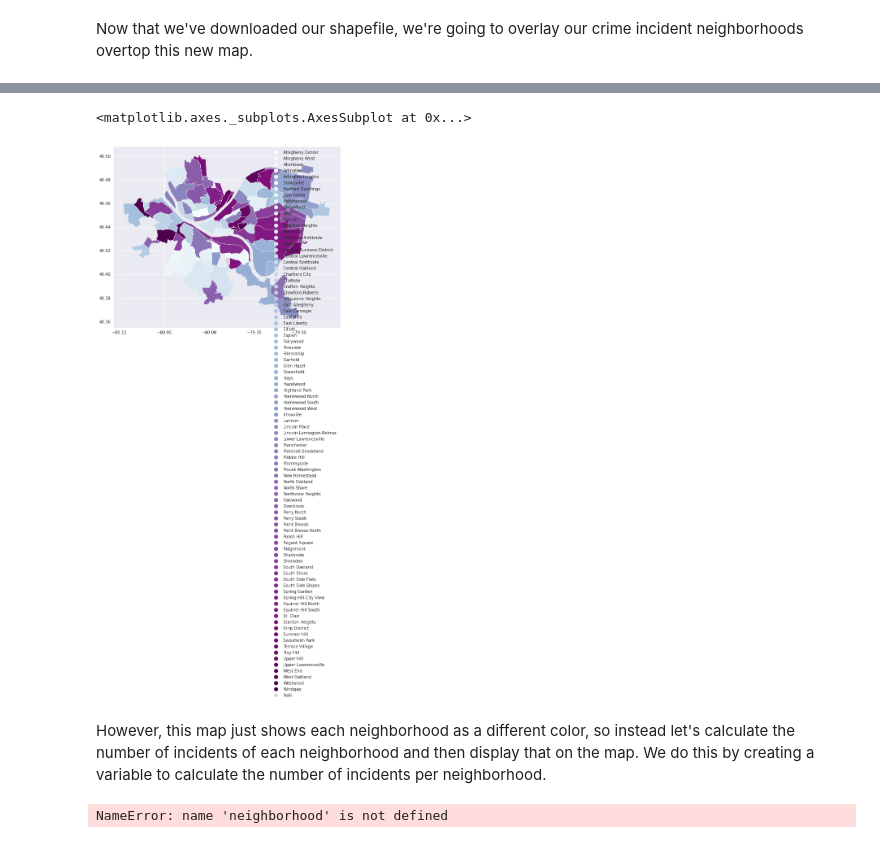
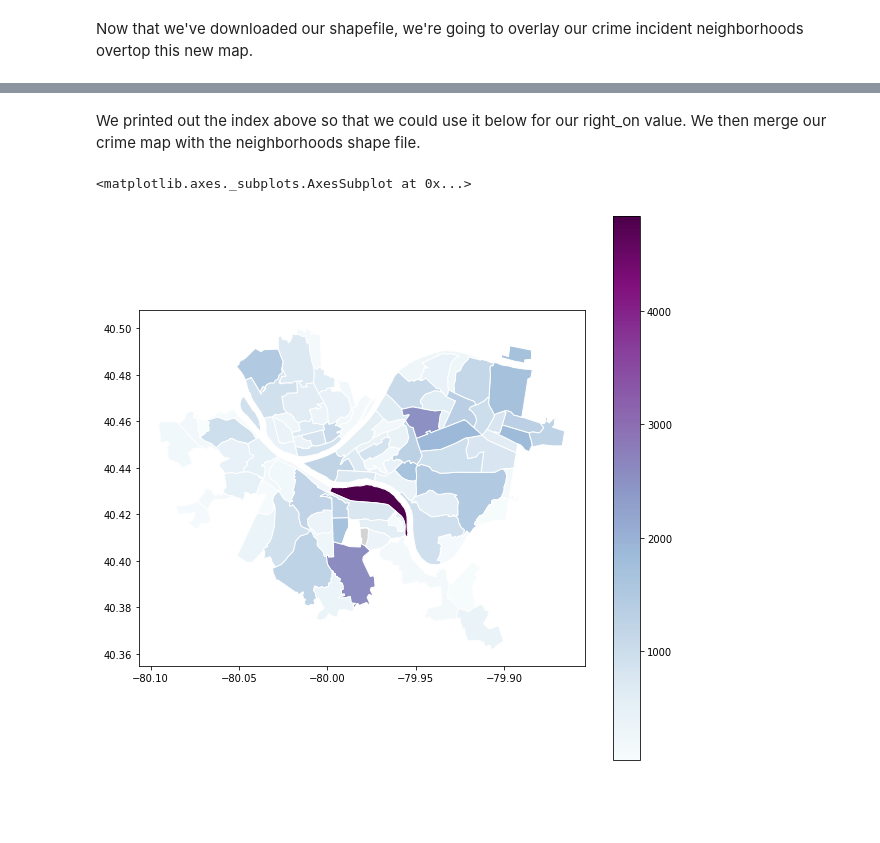
Before and after one commit to kiana-kazemi/bigideasfinal, a Jupyter notebook: high-crime.ipynb, the cells around one changed output, grey strips where cells are left out. Drawn from its saved outputs; the diff is of its cells as text; code cells hidden in the pictures; blank space fills up the shorter version.

Commit message:
Finished up my high crime notebook

```diff
--- a/high-crime.ipynb
+++ b/high-crime.ipynb
@@ -73,0 +71,3 @@ Now let's make the map a little prettier.
+# %%
+df= hc_series.to_frame()
+df.index
@@ -74,12 +92,14 @@ Now let's make the map a little prettier.
+# %% [markdown]
+We printed out the index above so that we could use it below for our right_on value. We then merge our crime map with the neighborhoods shape file.
+# %%
+crime_map = neighborhoods.merge(df, how='left', left_on='hood', right_on=df.index)
 # %%
-crime_map.plot(column='INCIDENTNEIGHBORHOOD',
+crime_map.plot(column='Crime',
                cmap='BuPu',
                edgecolor="white",
                legend=True,
                figsize=(10, 10),
                missing_kwds={"color": "lightgrey"})
 # %% [output]
 <matplotlib.axes._subplots.AxesSubplot at 0x...>
-[figure, old version]
+[figure, new version]
-# %% [markdown]
-However, this map just shows each neighborhood as a different color, so instead let's calculate the number of incidents of each neighborhood and then display that on the map. We do this by creating a variable to calculate the number of incidents per neighborhood.
@@ -88,4 +105,0 @@ crimeEdited = pd.read_csv("HighCrime-edited.csv")
-# %%
-combine = pd.merge(left=, right=numberOfCrimes, left_on='INCIDENTNEIGHBORHOOD', right_on='INCIDENTNEIGHBORHOOD')
-# %% [output]
-NameError: name 'neighborhood' is not defined
```
Also changed, not shown: parts of 11 cells of this notebook, 1 other file.
